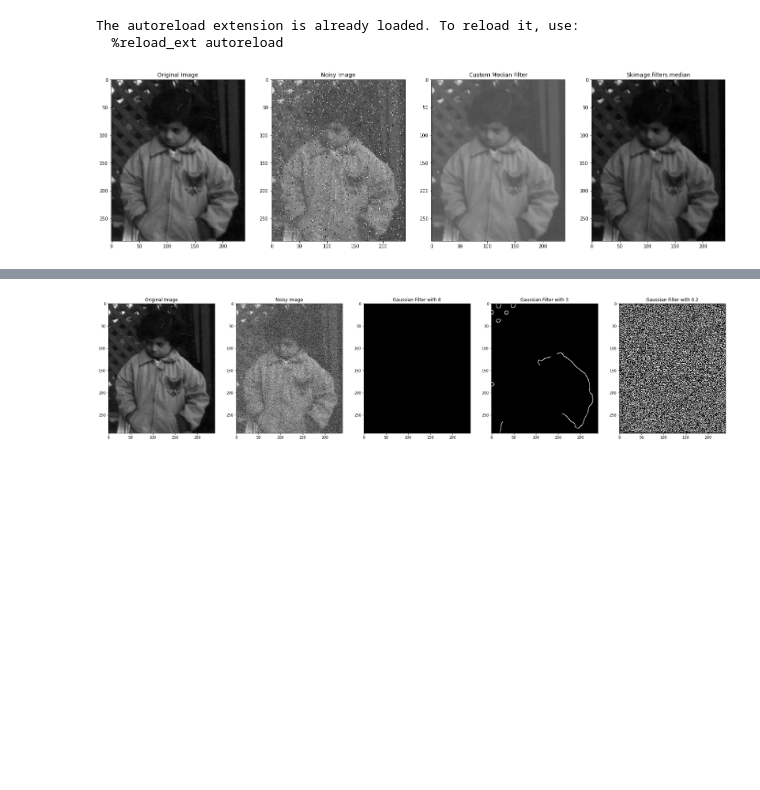
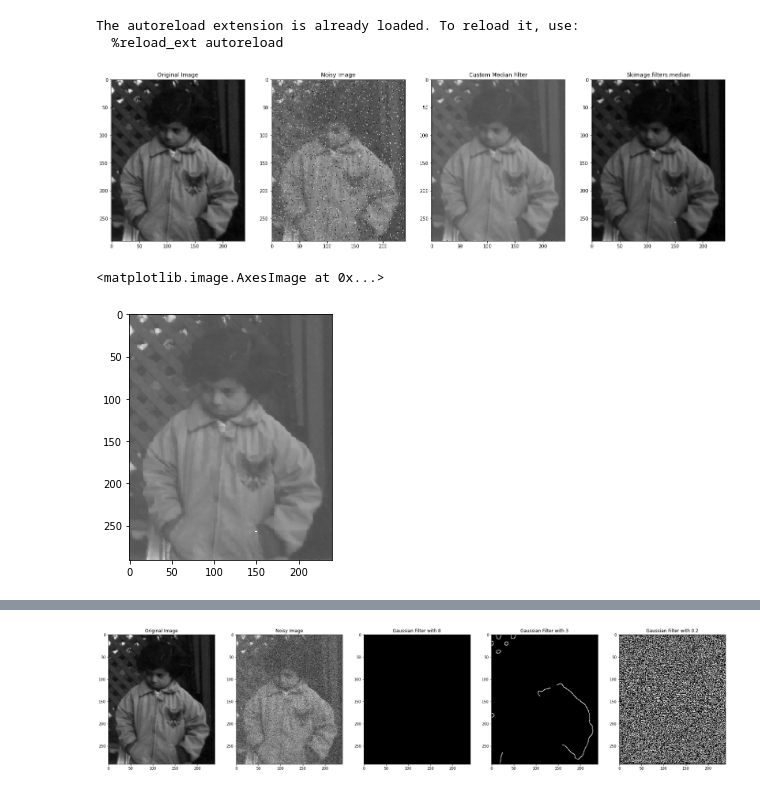
Before and after one commit to We2Am-BaSsem/IP-Labs, a Jupyter notebook: Lab03/Lab_Smoothing_STD.ipynb, the cells around one changed output, grey strips where cells are left out. Drawn from its saved outputs; the diff is of its cells as text; code cells hidden in the pictures; blank space fills up the shorter version.

```diff
--- a/Lab03/Lab_Smoothing_STD.ipynb
+++ b/Lab03/Lab_Smoothing_STD.ipynb
@@ -58,15 +58,18 @@ def median_filter_optimized(image, window_width, window_height):
 # %%
 '''
 (2) skimage median filter
 Optimized Implementation that works in less time
 '''
 
 image = io.imread('pout.tif')
 noisy_image = random_noise(image, mode = "s&p", amount = 0.05)
 show_images([image, noisy_image, median_filter_optimized(noisy_image, 3, 3), median(noisy_image)],
             ['Original Image', 'Noisy Image', 'Custom Median Filter', 'Skimage.filters.median'])
+io.imshow(median(noisy_image))
 # %% [output]
 [figure]
+<matplotlib.image.AxesImage at 0x...>
+[figure, added]
 # %%
 '''
 (2) skimage median filter
```
Also changed, not shown: parts of 1 cell of this notebook, 2 other files.
